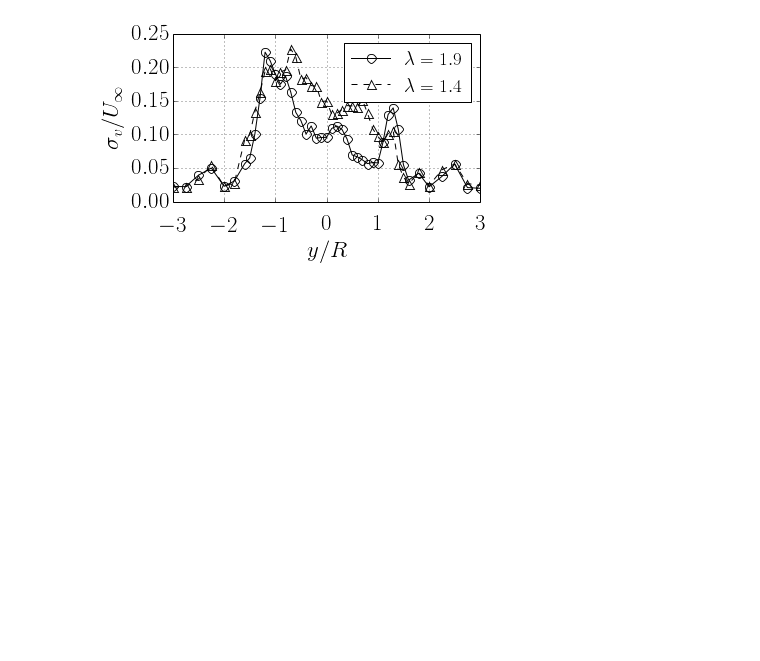
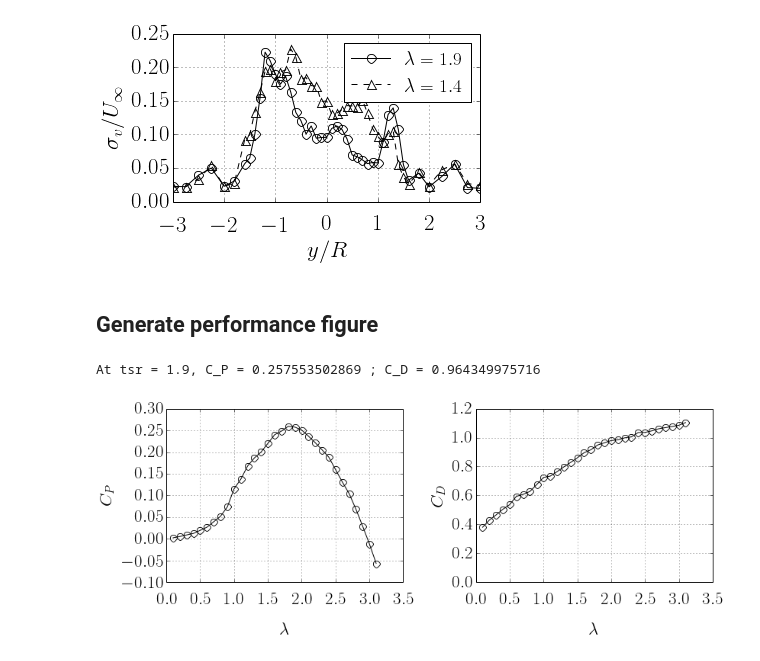
Before and after one commit to UNH-CORE/RVAT-baseline, a Jupyter notebook: notebook.ipynb, the cells around one changed output. Cells and saved outputs as stored; diff of their text form; code cells hidden in the pictures; blank space fills up the shorter version.

```diff
--- a/notebook.ipynb
+++ b/notebook.ipynb
@@ -25,3 +29,10 @@ plotwake(plotlist)
 # %% [output]
 [figure]
 [figure]
+# %% [markdown]
+## Generate performance figure
+# %%
+plotperf()
+# %% [output]
+At tsr = 1.9, C_P = 0.257553502869 ; C_D = 0.964349975716
+[figure, added]
```
Also changed, not shown: parts of 1 cell of this notebook, 1 other file.
